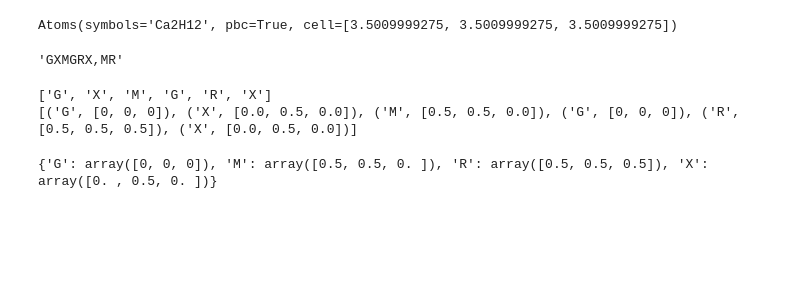
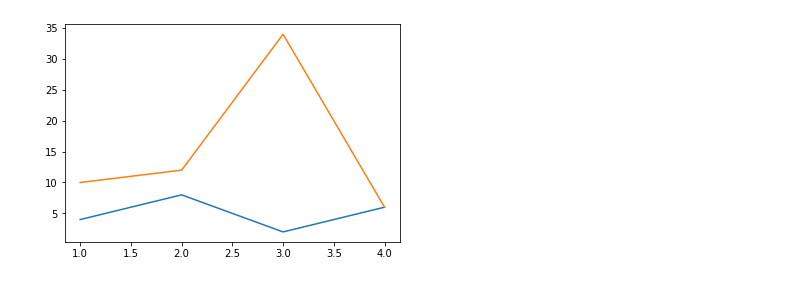
Before and after one commit to JLU-ICCMS-MaYuan/my_script, a Jupyter notebook: debug.ipynb, the cells around one changed output. Cells and saved outputs as stored; diff of their text form; code cells hidden in the pictures; blank space fills up the shorter version.

```diff
--- a/debug.ipynb
+++ b/debug.ipynb
@@ -3,40 +1,12 @@ from ase.io import read
-# %%
-atoms = read("./test/POSCAR")
-atoms
-# %% [output]
-Atoms(symbols='Ca2H12', pbc=True, cell=[3.5009999275, 3.5009999275, 3.5009999275])
-# %%
-ilat = atoms.cell.get_bravais_lattice()
-path_lable = lat.special_path
-path_lable
-# %% [output]
-'GXMGRX,MR'
-# %%
-from itertools import chain
-high_symmetry_type = "more_points"
-if "," in path_lable:
-    _path_lable_list = [[ p for p in pp] for pp in path_lable.split(",")]
-    if high_symmetry_type == "all_points":
-        path_lable_list = list(chain.from_iterable(_path_lable_list))
-        print(path_lable_list)
-    elif high_symmetry_type == "more_points":
-        path_lable_list = max(_path_lable_list, key=len)
-        print(path_lable_list)
-else:
-    path_lable_list = [ pp for pp in path_lable]
-    print(path_lable_list)
-
-special_points  = lat.get_special_points()
-path_coords     = [list(special_points[point_name]) for point_name in path_lable_list]
-path_name_coords= list(zip(path_lable_list, path_coords))
-print(path_name_coords)
-inserted_points_num = None
-# %% [output]
-['G', 'X', 'M', 'G', 'R', 'X']
-[('G', [0, 0, 0]), ('X', [0.0, 0.5, 0.0]), ('M', [0.5, 0.5, 0.0]), ('G', [0, 0, 0]), ('R', [0.5, 0.5, 0.5]), ('X', [0.0, 0.5, 0.0])]
-# %%
-
-special_points  = lat.get_special_points()
-print(special_points)
-# %% [output]
-{'G': array([0, 0, 0]), 'M': array([0.5, 0.5, 0. ]), 'R': array([0.5, 0.5, 0.5]), 'X': array([0. , 0.5, 0. ])}
+# %%
+import matplotlib.pyplot as plt
+import numpy as np
+data_lst = np.array([1,2,3,4])
+stock1 = np.array([4,8,2,6])
+stock2 = np.array([10,12,34,6])
+
+plt.plot(data_lst, stock1)
+plt.plot(data_lst, stock2)
+plt.show()
+# %% [output]
+[figure, added]
```
Also changed, not shown: parts of 11 cells of this notebook, 24 other files.
